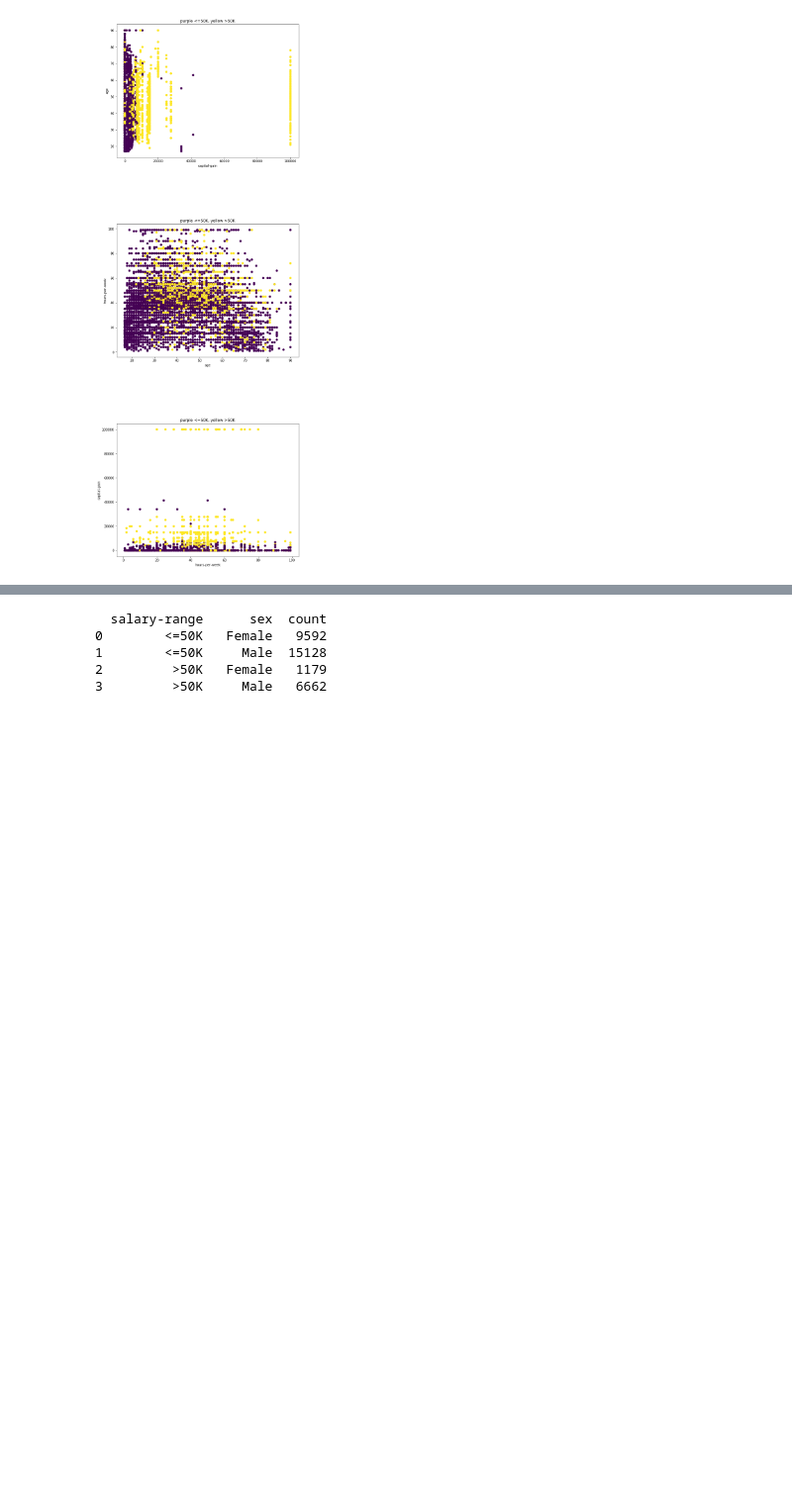
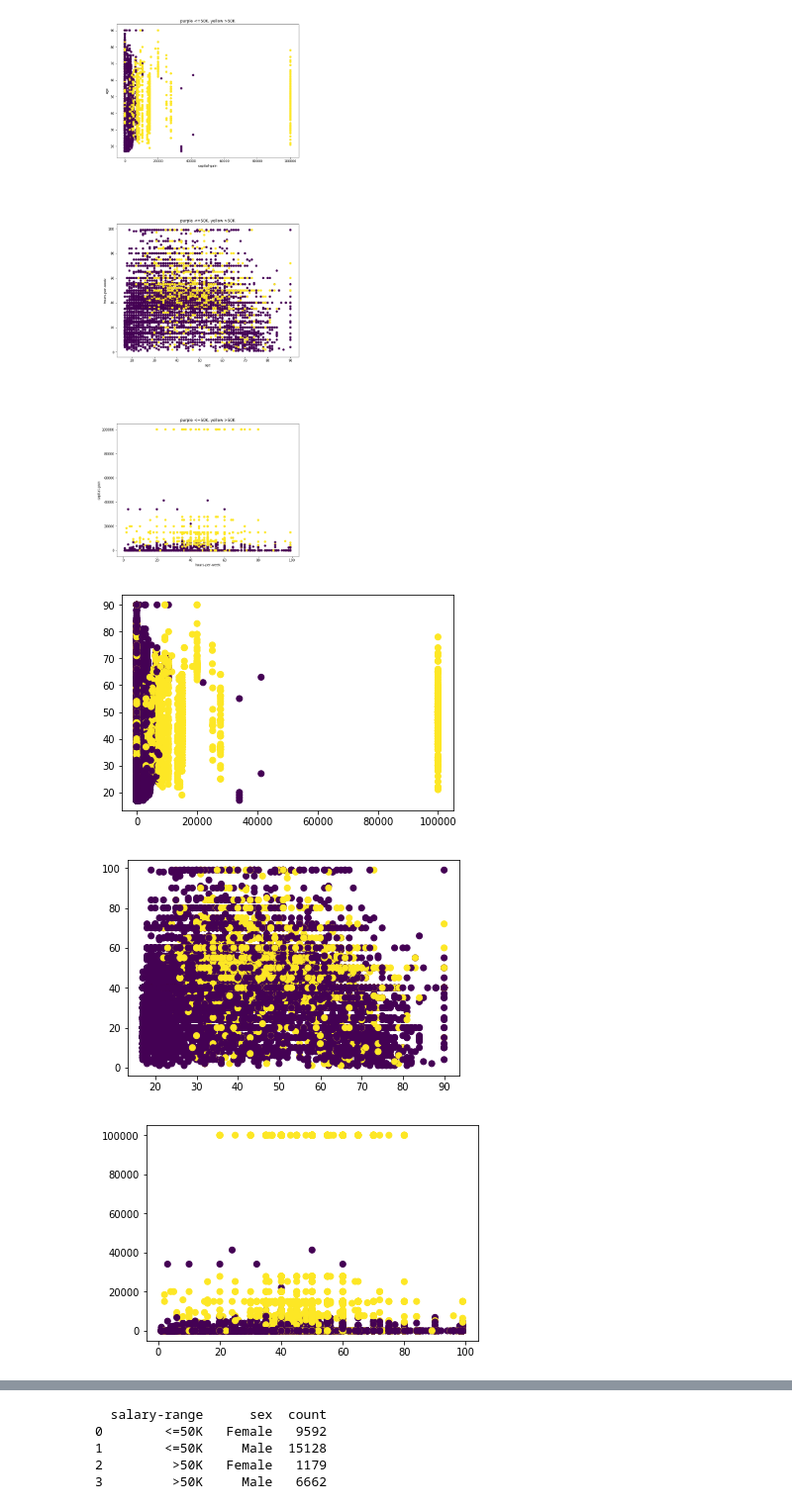
Before and after one commit to iamjagdeesh/Prediction-of-factors-influencing-salary, a Jupyter notebook: individual_attributes_analysis_jagdeesh.ipynb, the cells around one changed output, grey strips where cells are left out. Shown at 99% size. Drawn from its saved outputs; the diff is of its cells as text; code cells hidden in the pictures; blank space fills up the shorter version.

```diff
--- a/individual_attributes_analysis_jagdeesh.ipynb
+++ b/individual_attributes_analysis_jagdeesh.ipynb
@@ -101,6 +99,42 @@ def plot_scatter_plot_diff(column1, column2, column3):
 plot_scatter_plot_diff('capital-gain', 'age', 'hours-per-week')
 # %% [output]
 [figure]
+# %%
+def plot_scatter_plot_diff_single(column1, column2, column3):
+    plt.close()
+#     fig, axes = plt.subplots(ncols=1, nrows=3, figsize=(10,30))
+#     fig.subplots_adjust(hspace=.5)
+
+    colors = df['class']
+    x = df[column1]
+    y = df[column2]
+    plt.scatter(x,y,c=colors)
+    #plt.set_title("purple <=50K, yellow >50K")
+    #plt.set_xlabel(column1)
+    #plt.set_ylabel(column2)
+    plt.show()
+
+    x = df[column2]
+    y = df[column3]
+    plt.scatter(x,y,c=colors)
+    #plt.set_title("purple <=50K, yellow >50K")
+    #plt.set_xlabel(column2)
+    #plt.set_ylabel(column3)
+    plt.show()
+
+    x = df[column3]
+    y = df[column1]
+    plt.scatter(x,y,c=colors)
+    #plt.set_title("purple <=50K, yellow >50K")
+    #plt.set_xlabel(column3)
+    #plt.set_ylabel(column1)
+    plt.show()
+# %%
+plot_scatter_plot_diff_single('capital-gain', 'age', 'hours-per-week')
+# %% [output]
+[figure, added]
+[figure, added]
+[figure, added]
 # %%
 def plot_scatter_matrix(column1, column2, column3):
     df_below_sm = below_50K[[column1, column2, column3]]
```
Also changed, not shown: parts of 8 cells of this notebook.
